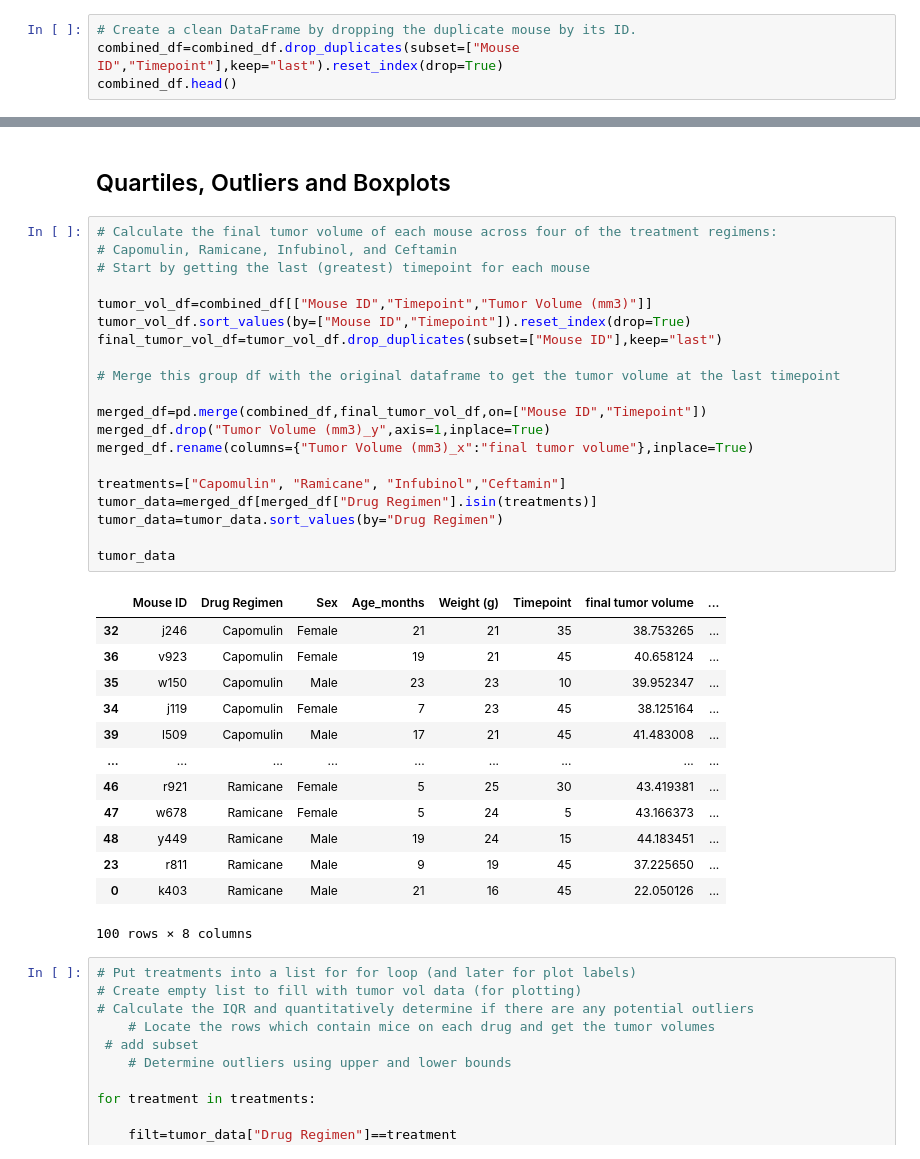
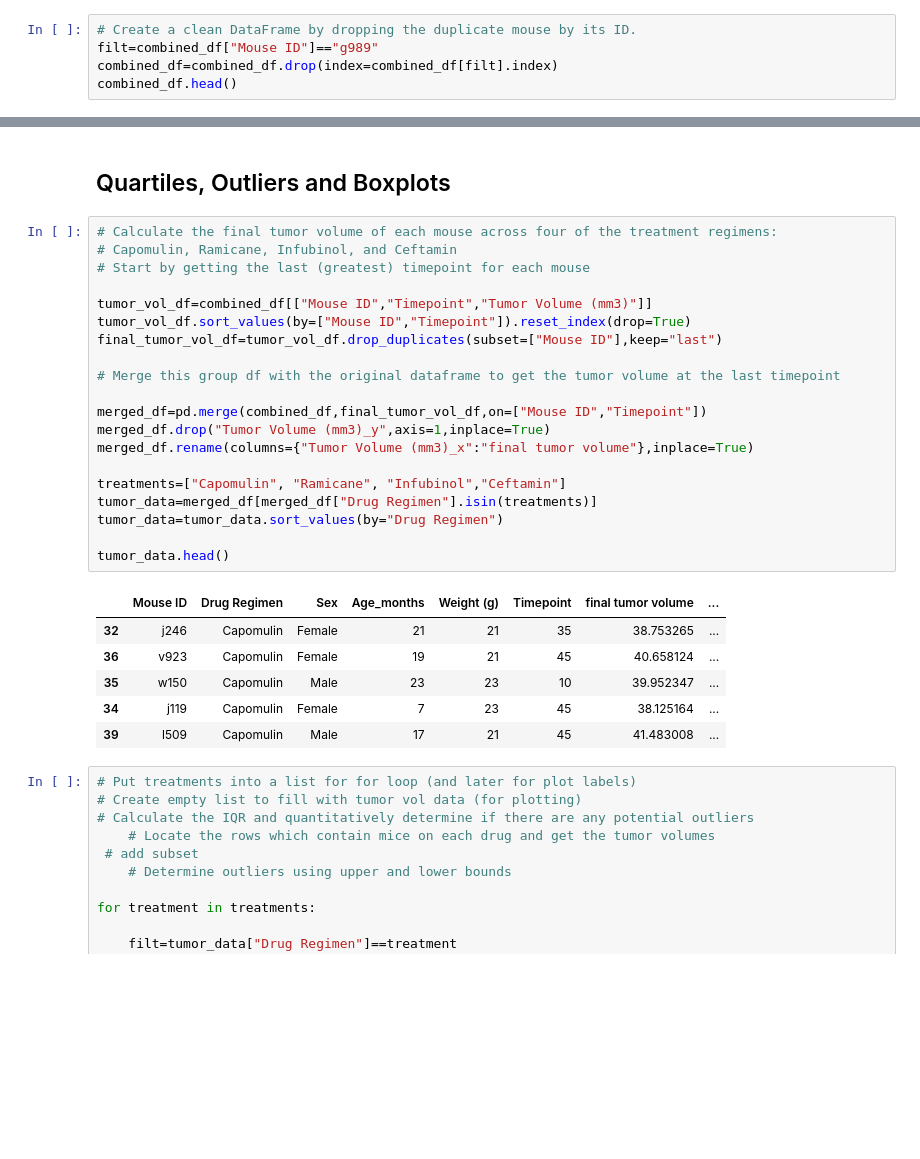
Before and after one commit to tamasree/Matplotlib_Homework, a Jupyter notebook: pymaceuticals_starter.ipynb, the cells around one changed output, grey strips where cells are left out. Cells and saved outputs as stored; diff of their text form; blank space fills up the shorter version.

```diff
--- a/pymaceuticals_starter.ipynb
+++ b/pymaceuticals_starter.ipynb
@@ -59,7 +56,8 @@ duplicate_df.head()
 | 912 | g989 | Propriva | Female | 21 | 26 | 10 | 51.745156 | ... |
 # %%
 # Create a clean DataFrame by dropping the duplicate mouse by its ID.
-combined_df=combined_df.drop_duplicates(subset=["Mouse ID","Timepoint"],keep="last").reset_index(drop=True)
+filt=combined_df["Mouse ID"]=="g989"
+combined_df=combined_df.drop(index=combined_df[filt].index)
 combined_df.head()
 # %% [output]
 |  | Mouse ID | Drug Regimen | Sex | Age_months | Weight (g) | Timepoint | Tumor Volume (mm3) | ... |
@@ -213,37 +211,30 @@ plt.show()
 # %%
 # Calculate the final tumor volume of each mouse across four of the treatment regimens:
 # Capomulin, Ramicane, Infubinol, and Ceftamin
 # Start by getting the last (greatest) timepoint for each mouse
 
 tumor_vol_df=combined_df[["Mouse ID","Timepoint","Tumor Volume (mm3)"]]
 tumor_vol_df.sort_values(by=["Mouse ID","Timepoint"]).reset_index(drop=True)
 final_tumor_vol_df=tumor_vol_df.drop_duplicates(subset=["Mouse ID"],keep="last")
 
 # Merge this group df with the original dataframe to get the tumor volume at the last timepoint
 
 merged_df=pd.merge(combined_df,final_tumor_vol_df,on=["Mouse ID","Timepoint"])
 merged_df.drop("Tumor Volume (mm3)_y",axis=1,inplace=True)
 merged_df.rename(columns={"Tumor Volume (mm3)_x":"final tumor volume"},inplace=True)
 
 treatments=["Capomulin", "Ramicane", "Infubinol","Ceftamin"]
 tumor_data=merged_df[merged_df["Drug Regimen"].isin(treatments)]
 tumor_data=tumor_data.sort_values(by="Drug Regimen")
 
-tumor_data
+tumor_data.head()
 # %% [output]
 |  | Mouse ID | Drug Regimen | Sex | Age_months | Weight (g) | Timepoint | final tumor volume | ... |
 | 32 | j246 | Capomulin | Female | 21 | 21 | 35 | 38.753265 | ... |
 | 36 | v923 | Capomulin | Female | 19 | 21 | 45 | 40.658124 | ... |
 | 35 | w150 | Capomulin | Male | 23 | 23 | 10 | 39.952347 | ... |
 | 34 | j119 | Capomulin | Female | 7 | 23 | 45 | 38.125164 | ... |
 | 39 | l509 | Capomulin | Male | 17 | 21 | 45 | 41.483008 | ... |
-| ... | ... | ... | ... | ... | ... | ... | ... | ... |
-| 46 | r921 | Ramicane | Female | 5 | 25 | 30 | 43.419381 | ... |
-| 47 | w678 | Ramicane | Female | 5 | 24 | 5 | 43.166373 | ... |
-| 48 | y449 | Ramicane | Male | 19 | 24 | 15 | 44.183451 | ... |
-| 23 | r811 | Ramicane | Male | 9 | 19 | 45 | 37.225650 | ... |
-| 0 | k403 | Ramicane | Male | 21 | 16 | 45 | 22.050126 | ... |
-100 rows × 8 columns
 # %%
 # Put treatments into a list for for loop (and later for plot labels)
 # Create empty list to fill with tumor vol data (for plotting)
```
Also changed, not shown: parts of 9 cells of this notebook, 2 other files.
